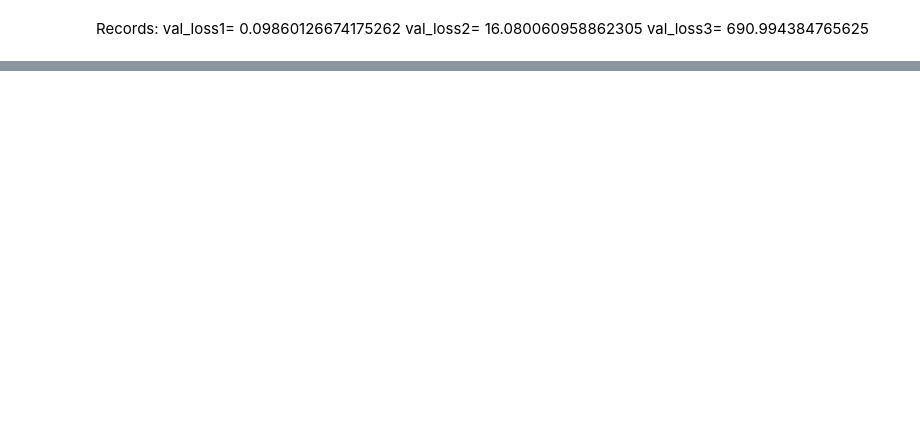
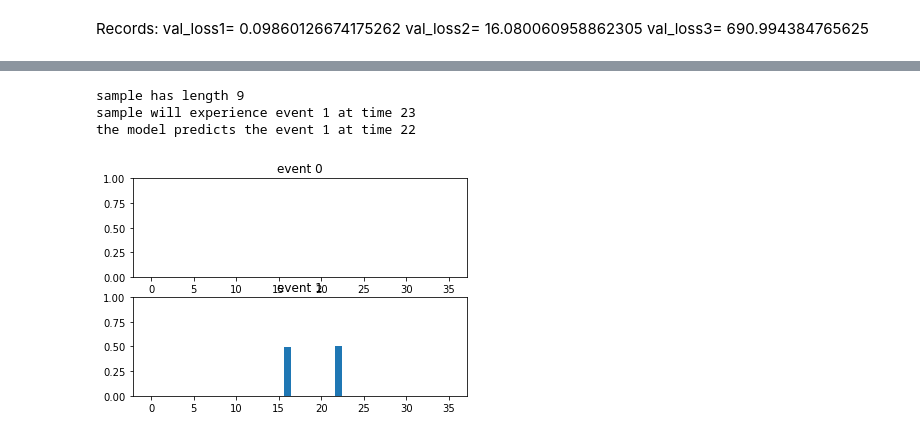
Before and after one commit to madkerpe/poc_ddht_pytorch, a Jupyter notebook: main_poc.ipynb, the cells around one changed output, grey strips where cells are left out. Saved outputs shown, nothing was run; the diff lists cells and outputs as text; code cells hidden in the pictures; blank space fills up the shorter version.

```diff
--- a/main_poc.ipynb
+++ b/main_poc.ipynb
@@ -274,0 +270,39 @@ torch.save(DDHT.state_dict(), PATH)
+# %%
+test_poc_raw_dataset = PocDataset(num_cases=1)
+test_data_loader = poc_raw_dataset = PocDataset(num_cases=1, generate_meta=True, test_set=True, repays=False)
+test_batch_data, test_batch_data_length, test_batch_event, test_meta = next(iter(test_data_loader))
+test_batch_data = test_batch_data.unsqueeze(0).to(DEVICE)
+test_batch_data_length = test_batch_data_length.unsqueeze(0).to(DEVICE)
+test_batch_event = test_batch_event.unsqueeze(0).to(DEVICE)
+
+DDHT.eval()
+
+test_output, test_first_hitting_time = DDHT(test_batch_data, test_batch_data_length)
+print("sample has length %d" % test_batch_data_length[0])
+print("sample will experience event %d at time %d" % (test_meta['ground_truth_event'], test_meta['age']))
+
+test_first_hitting_time_argmax = test_first_hitting_time.argmax().item()
+model_event_prediction = test_first_hitting_time_argmax // MAX_LENGTH
+model_tte_prediction = test_first_hitting_time_argmax % MAX_LENGTH
+print("the model predicts the event %d at time %d" % (model_event_prediction, model_tte_prediction))
+# %% [output]
+sample has length 9
+sample will experience event 1 at time 23
+the model predicts the event 1 at time 22
+# %%
+fig, ((ax1, ax2), (ax3, ax4)) = plt.subplots(2,2)
+ax1.bar([i for i in range(MAX_LENGTH)], test_first_hitting_time.squeeze()[:MAX_LENGTH].cpu().detach().numpy())
+ax2.bar([i for i in range(MAX_LENGTH)], test_first_hitting_time.squeeze()[MAX_LENGTH:].cpu().detach().numpy())
+ax1.set_title("event 0")
+ax2.set_title("event 1")
+ax1.set_ylim([0,1]);
+ax2.set_ylim([0,1]);
+
+ax3.bar([i for i in range(MAX_LENGTH)], torch.cumsum(test_first_hitting_time.squeeze()[:MAX_LENGTH], dim=0).cpu().detach().numpy())
+ax4.bar([i for i in range(MAX_LENGTH)], torch.cumsum(test_first_hitting_time.squeeze()[MAX_LENGTH:], dim=0).cpu().detach().numpy())
+ax3.set_title("event 0")
+ax4.set_title("event 1")
+ax3.set_ylim([0,1]);
+ax4.set_ylim([0,1]);
+# %% [output]
+[figure, added]
```
Also changed, not shown: parts of 12 cells of this notebook, 1 other file.
